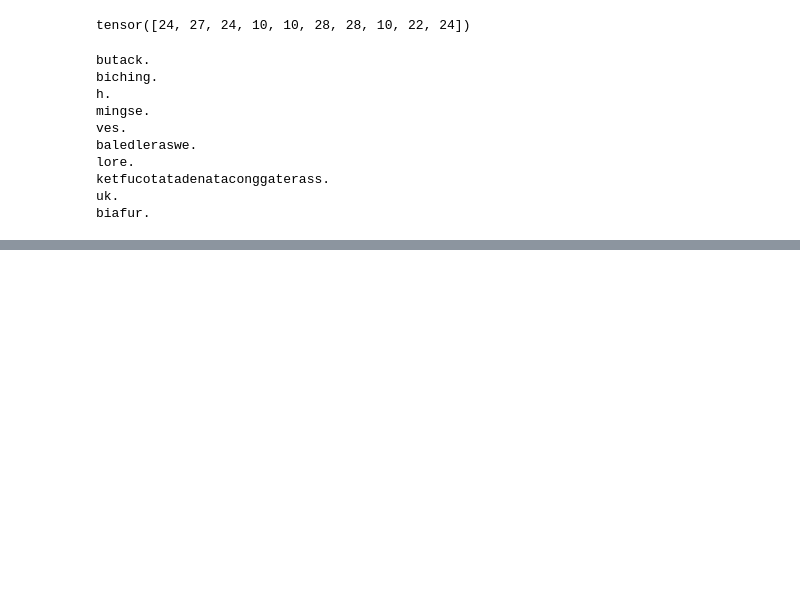
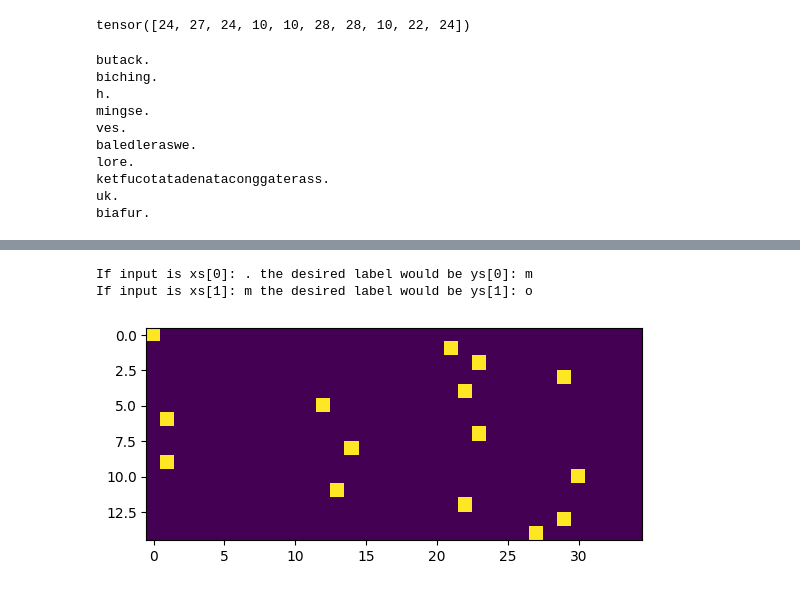
Before and after one commit to RAravindDS/Andrew-karpathy-MakeMoreSeries, a Jupyter notebook: 1-Intro2LLMS/01-BigramLLM.ipynb, the cells around one changed output, grey strips where cells are left out. Saved outputs shown, nothing was run; the diff lists cells and outputs as text; code cells hidden in the pictures; blank space fills up the shorter version.

```diff
--- a/1-Intro2LLMS/01-BigramLLM.ipynb
+++ b/1-Intro2LLMS/01-BigramLLM.ipynb
@@ -140,9 +140,13 @@ uk.
 biafur.
 # %%
 ## our previous code is working fine but this is in-efficient way. So let's code better.
-### we will introduce the matrix to store all the bigram
 
-P = N.float()
+### Sometime model outputs 0 probabilities this is because there is no occurence in the tensor. If you take log of 0 is (-infinity)
+### This is not good because in later we will take log of each prob. So we can add some duplicate count.
+### This duplicate cound is called "Model Smoothing !!"
+
+# adding fake counts (model smoothing)
+P = (N+1).float()
 P /= P.sum(dim = 1, keepdim=True)  # here we are doing broad-casting (look in pytorch)
 g = torch.Generator().manual_seed(2147483647)
 
@@ -250,0 +277,32 @@ nll=tensor(2.5324)
+# %%
+# create the training set of all the bigrams
+
+xs, ys = [], []
+for w in data[:1]: # currently we are doing it for single word (just for understanding !! )
+    chs = ["."] + list(w) + ["."]
+
+    for ch1, ch2 in zip(chs, chs[1:]):
+        ix1, ix2 = stoi[ch1], stoi[ch2]
+        xs.append(ix1); ys.append(ix2) # xs is like input and ys is like output (next character)
+
+## let's convert to tensors
+xs = torch.tensor(xs)
+ys = torch.tensor(ys)
+
+## Here print xs[0] and ys[0].
+## If the input is xs[0], the desired label would be ys[0]
+print(f"If input is xs[0]: {itos[xs[0].item()]} the desired label would be ys[0]: {itos[ys[0].item()]}")
+print(f"If input is xs[1]: {itos[xs[1].item()]} the desired label would be ys[1]: {itos[ys[1].item()]}")
+# %% [output]
+If input is xs[0]: . the desired label would be ys[0]: m
+If input is xs[1]: m the desired label would be ys[1]: o
+# %%
+## Now we created a training data, now let's see how to feed this to the model :)
+## The problem is we can't directly send this integers to the model, so let's convert this integers to one hot vectors. Pytorch has the function
+
+import torch.nn.functional as F
+
+xenc = F.one_hot(xs, num_classes= 35).float()  # we are casting the one hot to float because neurons except like this :)
+plt.imshow(xenc);
+# %% [output]
+[figure, added]
```
Also changed, not shown: parts of 14 cells of this notebook.
